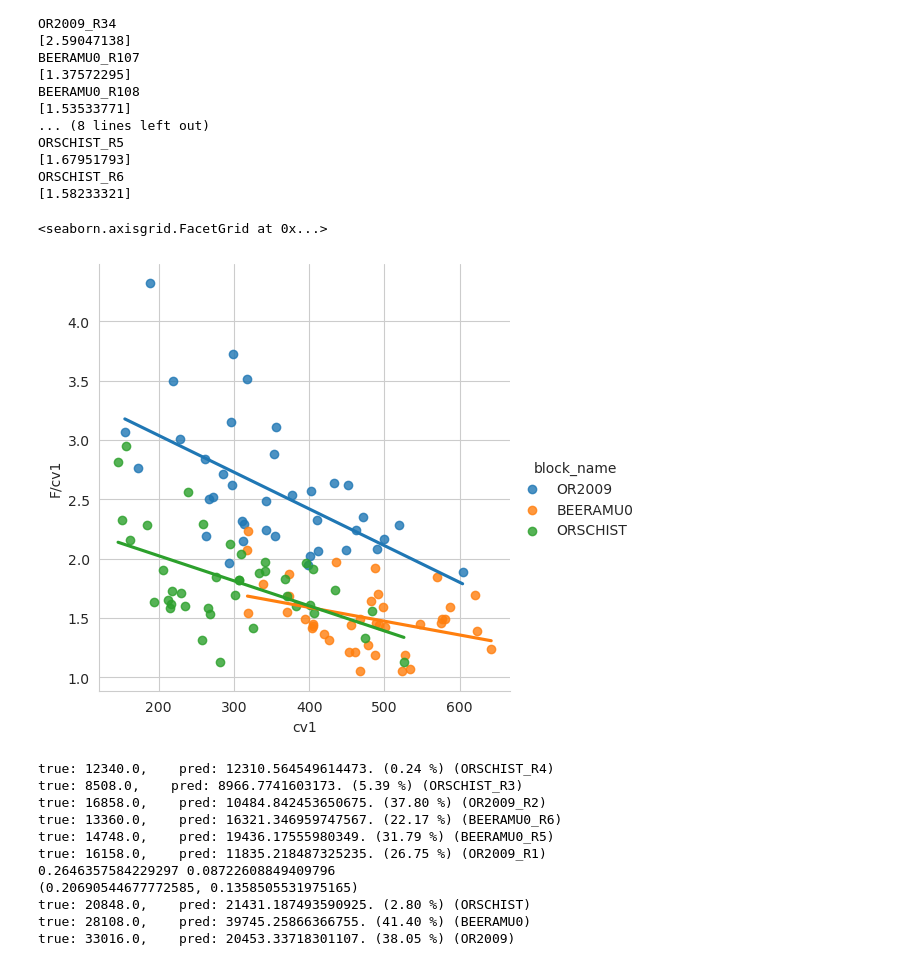
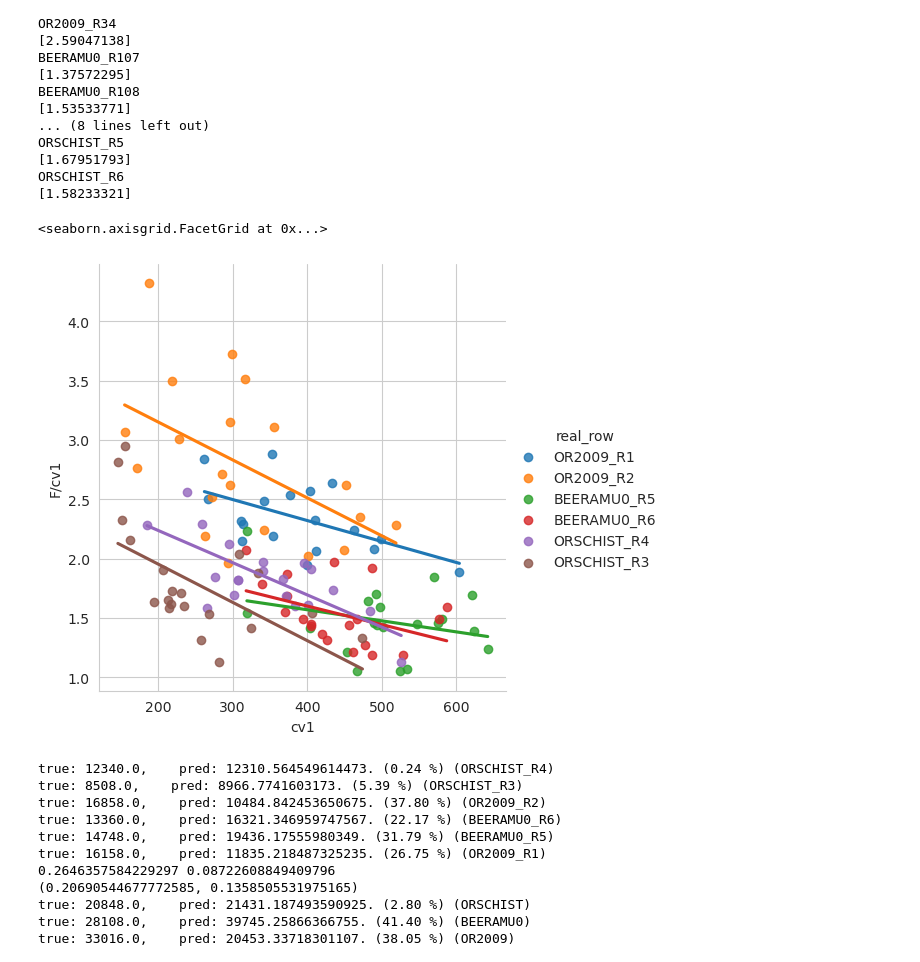
Before and after one commit to FruitSpec/fsCounter, a Jupyter notebook: vision/tools/jupyter_notebooks/Motcha_analysis 23AUG23.ipynb, the cells around one changed output. Drawn from its saved outputs; the diff is of its cells as text; code cells hidden in the pictures.

```diff
--- a/vision/tools/jupyter_notebooks/Motcha_analysis 23AUG23.ipynb
+++ b/vision/tools/jupyter_notebooks/Motcha_analysis 23AUG23.ipynb
@@ -339,10 +349,10 @@ ORSCHIST_R6
 # %%
 df_f["F/cv1"] = df_f["F"]/df_f["cv1"]
 df_f["blcok_side"] = df_f["block_name"] + "_"+ df_f["side"]
-sns.lmplot(data=df_f, x="cv1", y="F/cv1", hue="block_name", ci=None)
+sns.lmplot(data=df_f, x="cv1", y="F/cv1", hue="real_row", ci=None)
 # %% [output]
 <seaborn.axisgrid.FacetGrid at 0x...>
-[figure, old version]
+[figure, new version]
 # %%
 df_f["row"] = df_f["real_row"]
 
```
Also changed, not shown: parts of 6 cells of this notebook, 20 other files.
